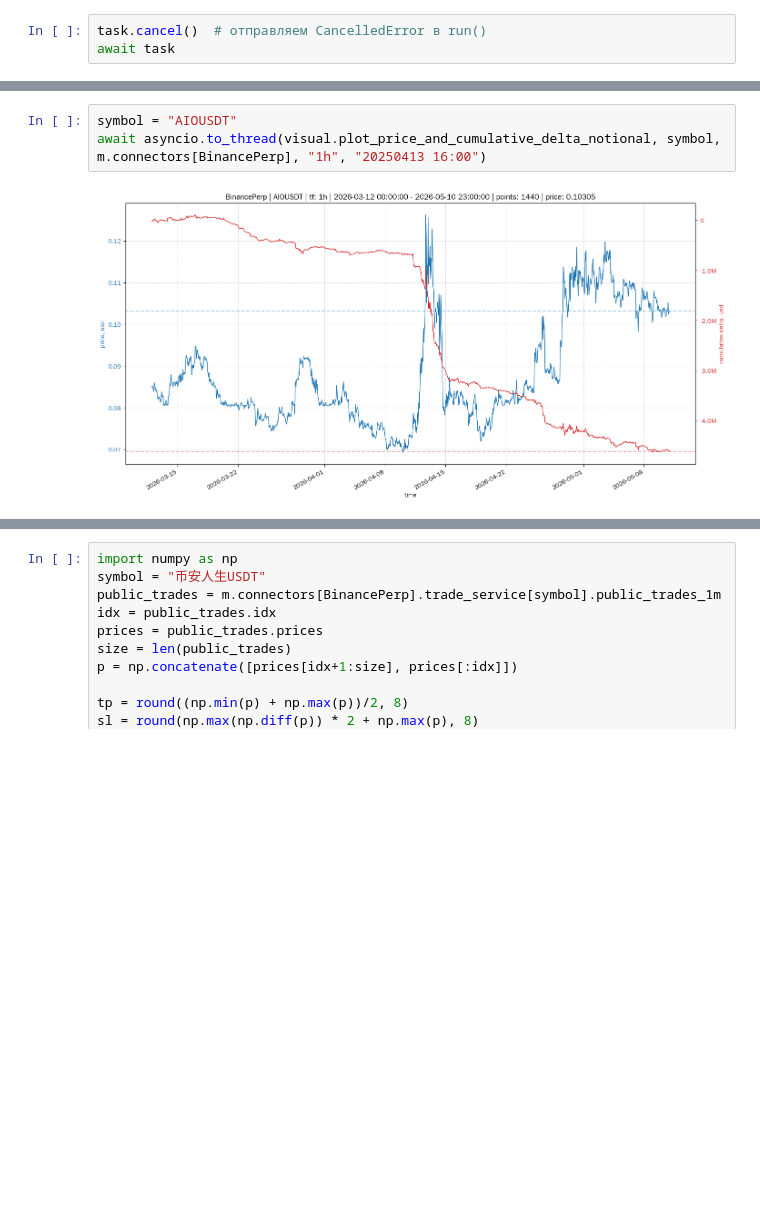
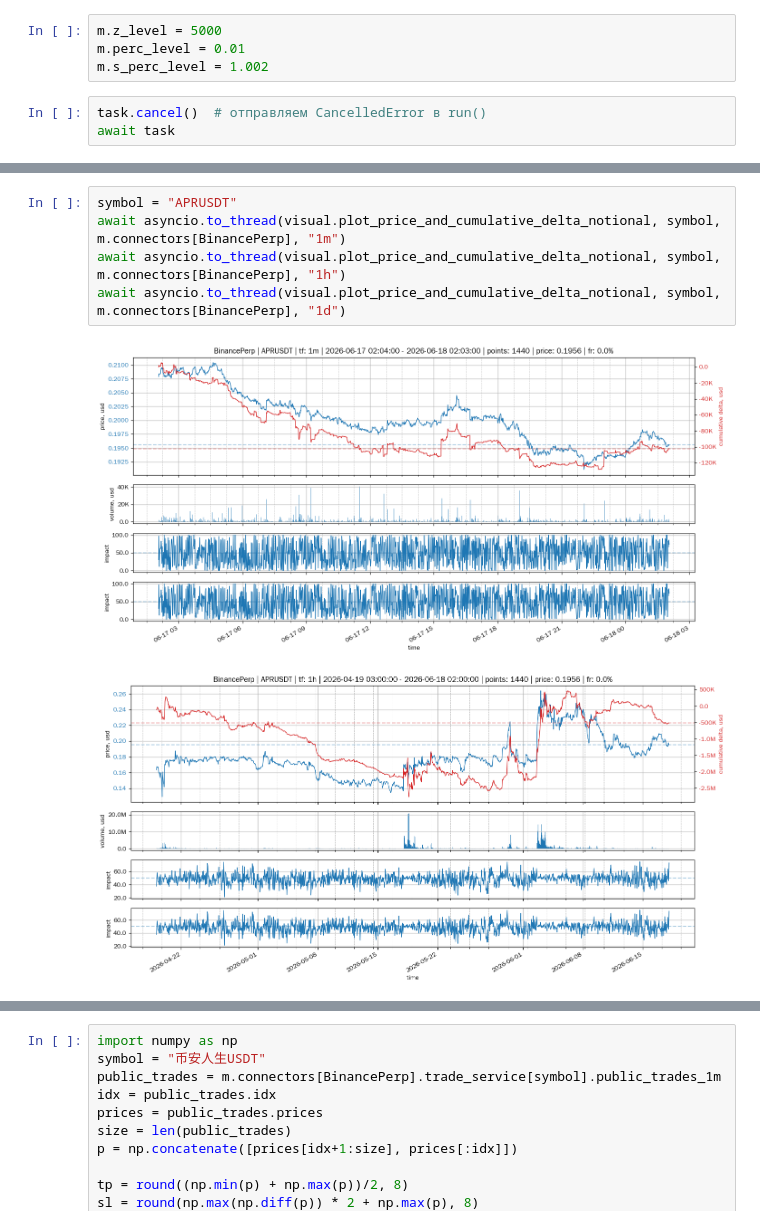
Before and after one commit to stockoperator/monitor, a Jupyter notebook: src/monitor.ipynb, the cells around one changed output, grey strips where cells are left out. Saved outputs shown, nothing was run; the diff lists cells and outputs as text; blank space fills up the shorter version.

```diff
--- a/src/monitor.ipynb
+++ b/src/monitor.ipynb
@@ -39,3 +23,7 @@ Instrument(exchange_symbol='BTCUSDT', unified_symbol='BTCUSDT', min_price=556.8,
+# %%
+m.z_level = 5000
+m.perc_level = 0.01
+m.s_perc_level = 1.002
 # %%
 task.cancel()  # отправляем CancelledError в run()
 await task
@@ -101,5 +259,8 @@ await asyncio.to_thread(visual.plot_price_and_cumulative_delta_notional, symbol,
 # %%
-symbol = "AIOUSDT"
-await asyncio.to_thread(visual.plot_price_and_cumulative_delta_notional, symbol, m.connectors[BinancePerp], "1h", "20250413 16:00")
+symbol = "APRUSDT"
+await asyncio.to_thread(visual.plot_price_and_cumulative_delta_notional, symbol, m.connectors[BinancePerp], "1m")
+await asyncio.to_thread(visual.plot_price_and_cumulative_delta_notional, symbol, m.connectors[BinancePerp], "1h")
+await asyncio.to_thread(visual.plot_price_and_cumulative_delta_notional, symbol, m.connectors[BinancePerp], "1d")
 # %% [output]
-[figure, old version]
+[figure, new version]
+[figure, added]
```
Also changed, not shown: parts of 22 cells of this notebook, 9 other files.
